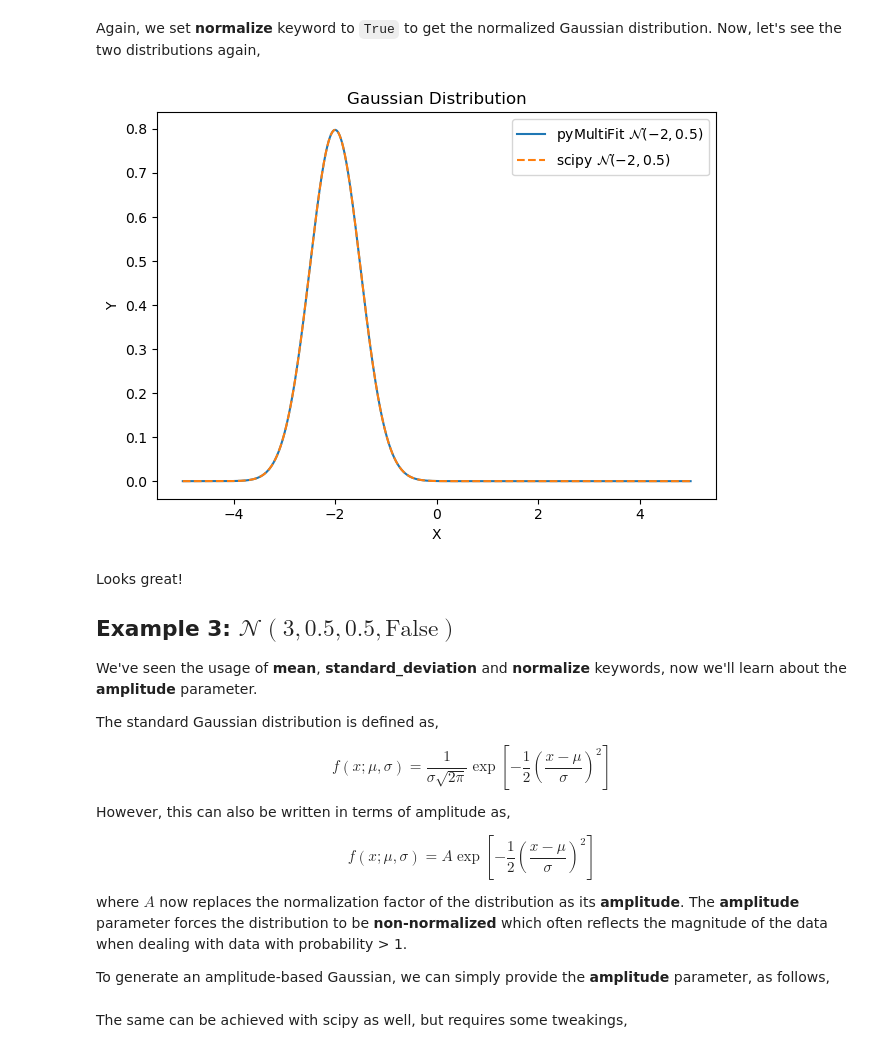
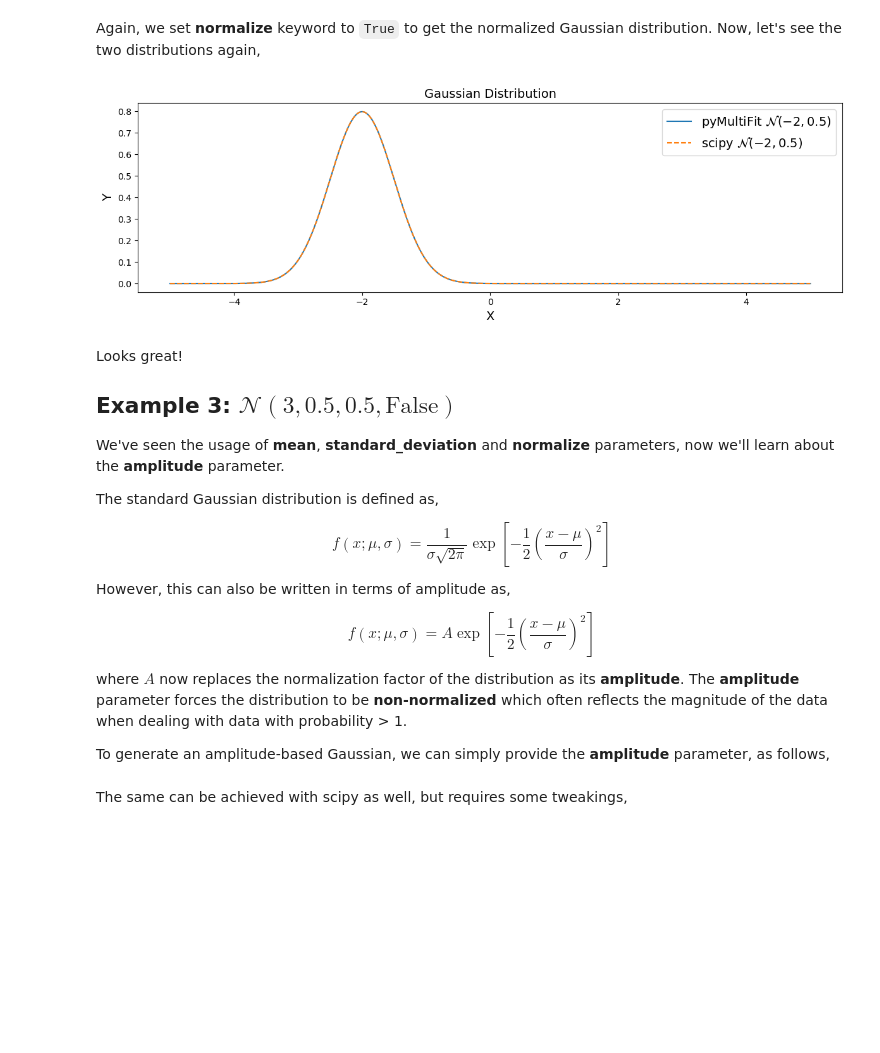
Before and after one commit to syedalimohsinbukhari/pyMultiFit, a Jupyter notebook: tutorials/generating_data.ipynb, the cells around one changed output. Saved outputs shown, nothing was run; the diff lists cells and outputs as text; code cells hidden in the pictures; blank space fills up the shorter version.

```diff
--- a/tutorials/generating_data.ipynb
+++ b/tutorials/generating_data.ipynb
@@ -9,4 +9,6 @@ Let's generate $\mathcal{N}(0, 1)$ using `pyMultiFit`. For comparison, we will a
 from scipy.stats import norm
 
 from pymultifit.distributions import GaussianDistribution
+
+fs = 14
 # %% [markdown]
@@ -81,22 +87,23 @@ y2 = gdist2.pdf(x)
 # %% [markdown]
 Again, we set **normalize** keyword to `True` to get the normalized Gaussian distribution. Now, let's see the two distributions again,
 # %%
+plt.figure(figsize=(12, 4))
 plt.plot(x, y1, ls='-', label='pyMultiFit ' + r'$\mathcal{N}(-2, 0.5)$')
 plt.plot(x, y2, ls='--', label='scipy ' + r'$\mathcal{N}(-2, 0.5)$')
-plt.xlabel('X')
-plt.ylabel('Y')
-plt.title('Gaussian Distribution')
-plt.legend()
+plt.xlabel('X', fontsize=fs)
+plt.ylabel('Y', fontsize=fs)
+plt.title('Gaussian Distribution', fontsize=fs)
+plt.legend(loc='best', fontsize=fs)
 plt.tight_layout()
 plt.show()
 # %% [output]
-[figure, old version]
+[figure, new version]
 # %% [markdown]
 Looks great!
 
 ## Example 3: $\mathcal{N}(3, 0.5, 0.5, \text{False})$
 
-We've seen the usage of **mean**, **standard_deviation** and **normalize** keywords, now we'll learn about the **amplitude** parameter.
+We've seen the usage of **mean**, **standard_deviation** and **normalize** parameters, now we'll learn about the **amplitude** parameter.
 
 The standard Gaussian distribution is defined as,
 
```
Also changed, not shown: parts of 8 cells of this notebook, 1 other file.
